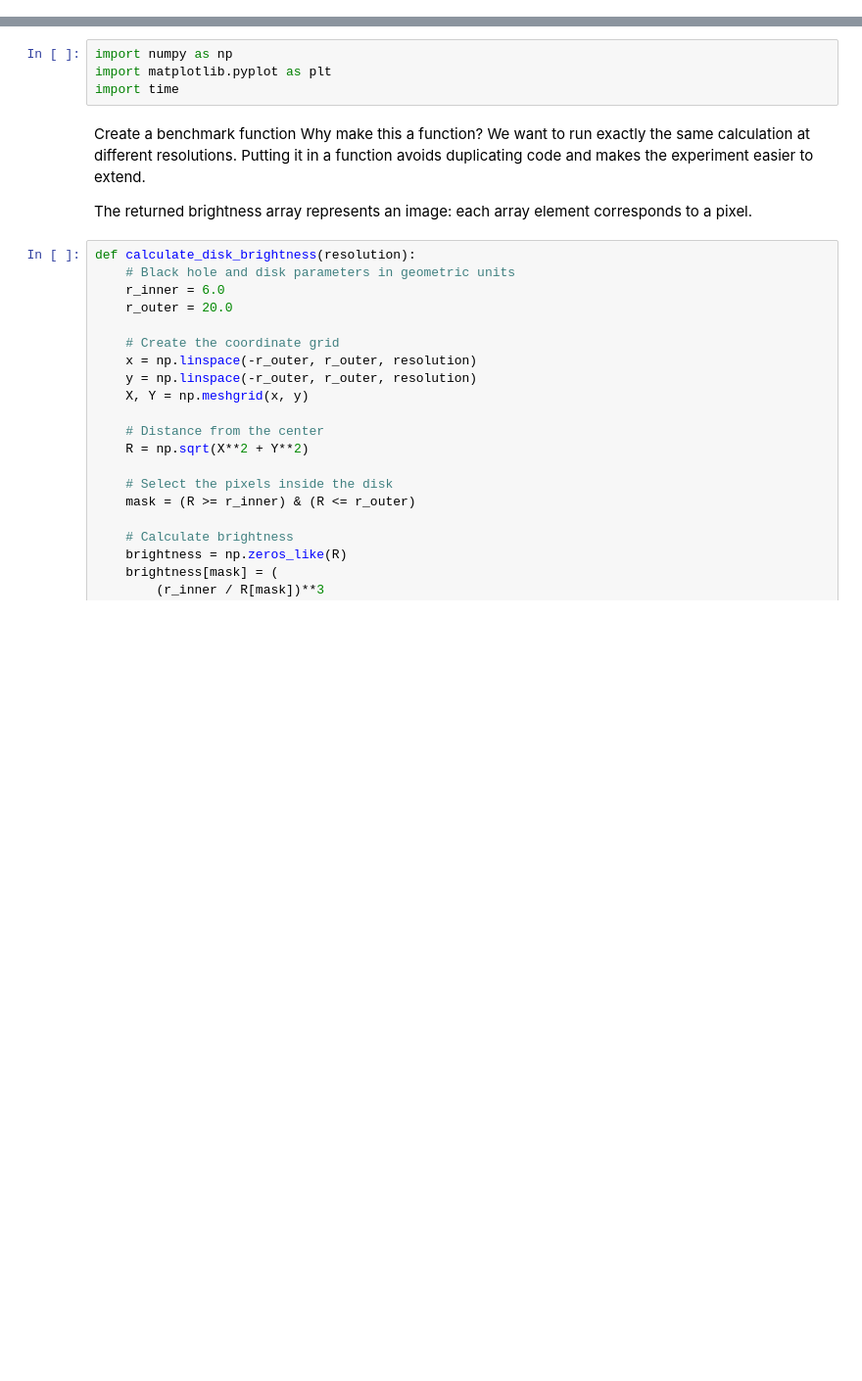
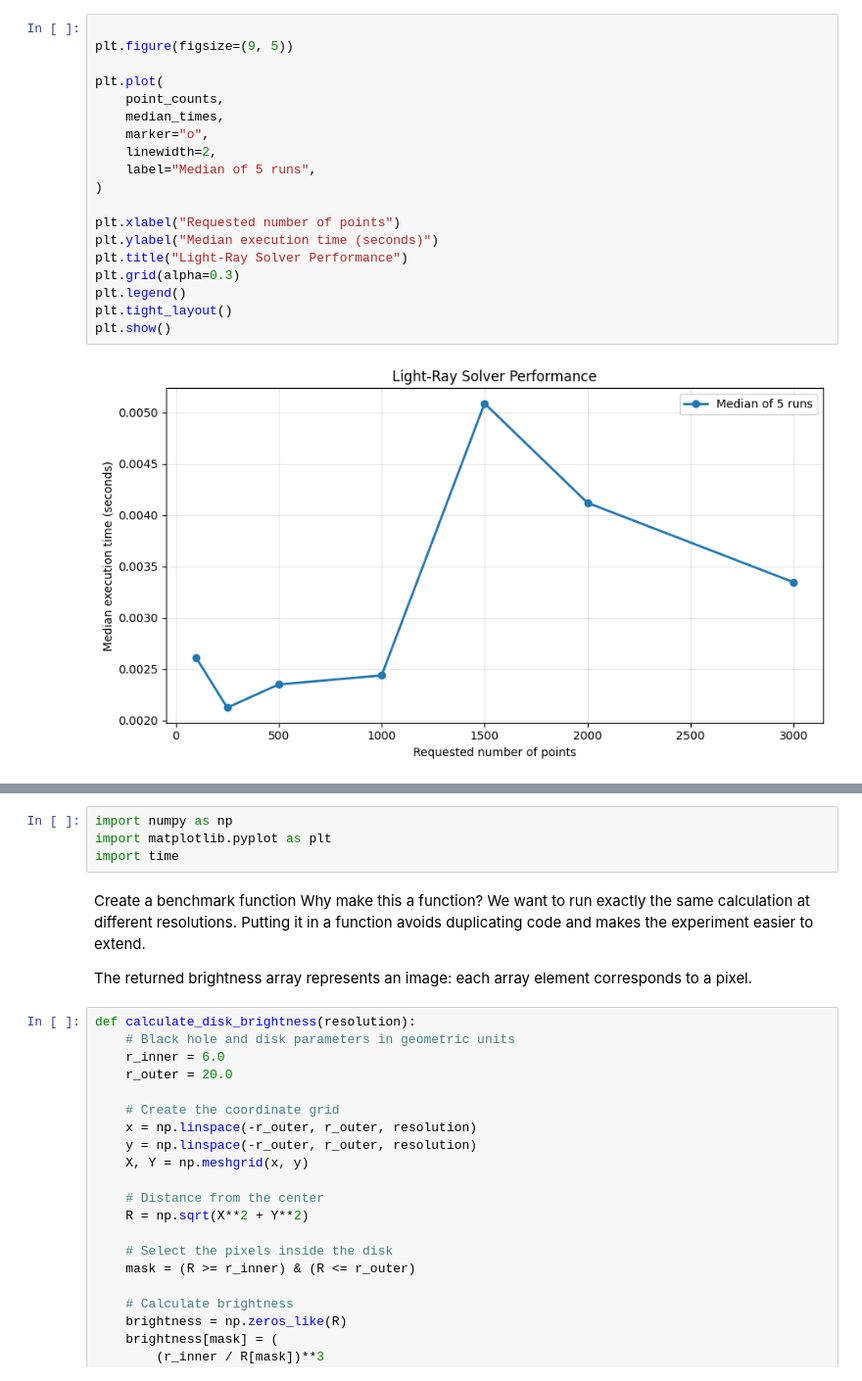
Before and after one commit to AnshG-19/Blackhole_simulator_rayTracing, a Jupyter notebook: notebooks/07_performance_experiments.ipynb, the cells around one changed output, grey strips where cells are left out. Shown at 98% size. Cells and saved outputs as stored; diff of their text form; blank space fills up the shorter version.

```diff
--- a/notebooks/07_performance_experiments.ipynb
+++ b/notebooks/07_performance_experiments.ipynb
@@ -2,0 +136,21 @@
+# %%
+
+plt.figure(figsize=(9, 5))
+
+plt.plot(
+    point_counts,
+    median_times,
+    marker="o",
+    linewidth=2,
+    label="Median of 5 runs",
+)
+
+plt.xlabel("Requested number of points")
+plt.ylabel("Median execution time (seconds)")
+plt.title("Light-Ray Solver Performance")
+plt.grid(alpha=0.3)
+plt.legend()
+plt.tight_layout()
+plt.show()
+# %% [output]
+[figure, added]
```
Also changed, not shown: parts of 6 cells of this notebook.
